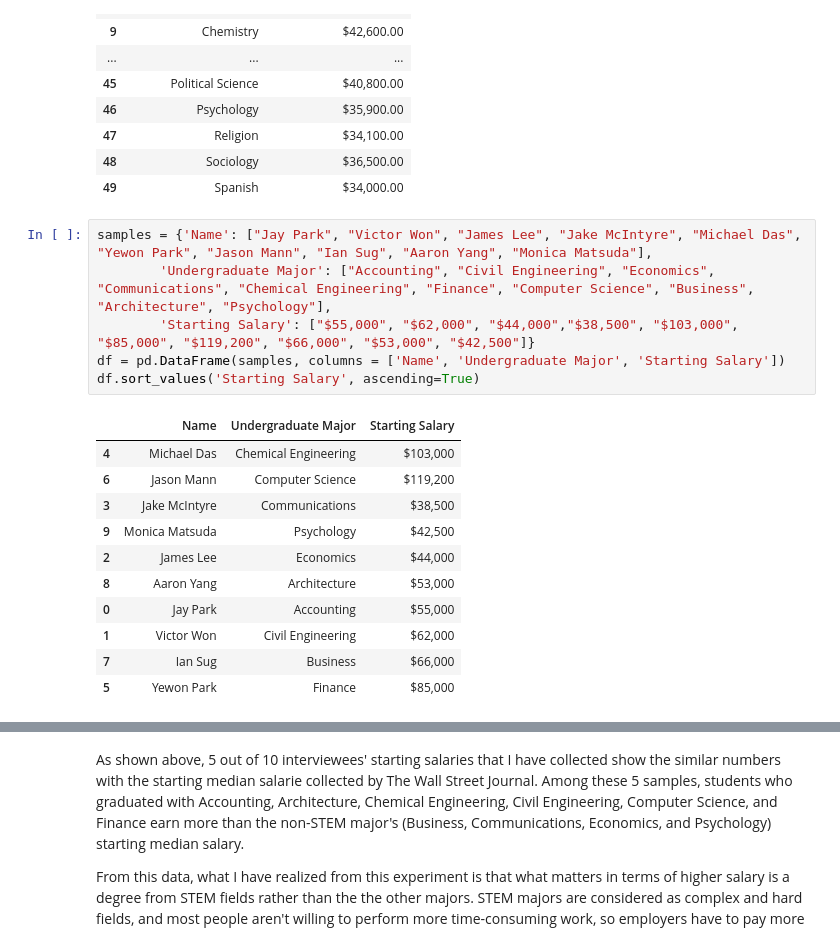
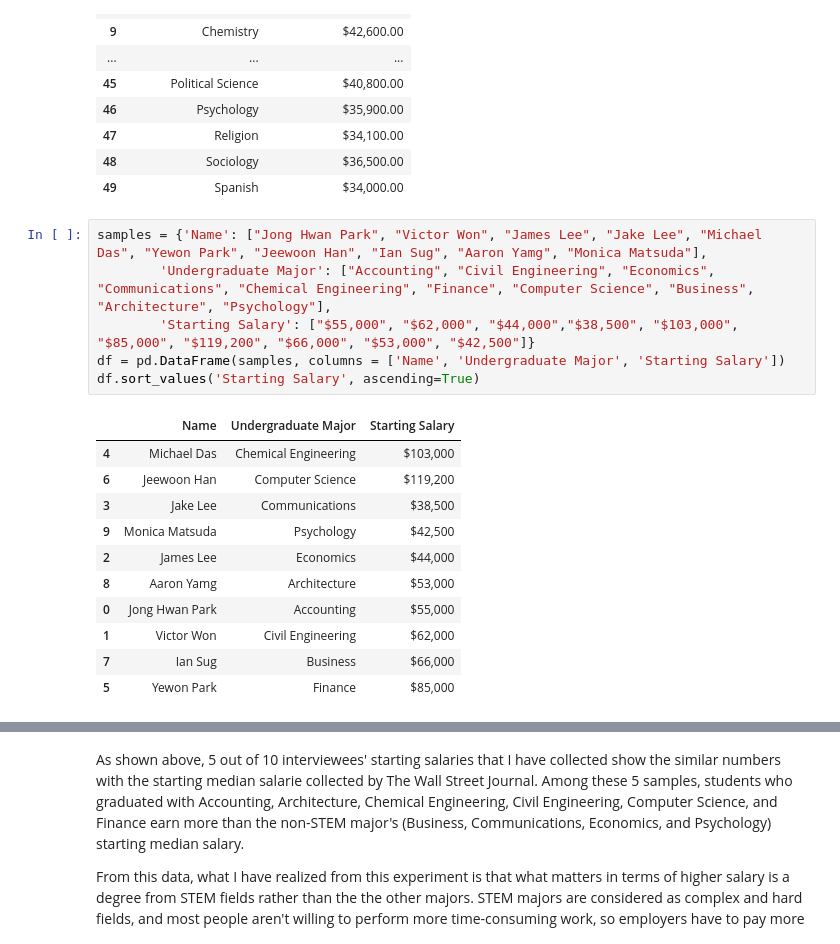
Before and after one commit to wsim3/Emory_QTM385_FA2018, a Jupyter notebook: Pandas_project_revision_AndrewSim.ipynb, the cells around one changed output, grey strips where cells are left out. Saved outputs shown, nothing was run; the diff lists cells and outputs as text.

```diff
--- a/Pandas_project_revision_AndrewSim.ipynb
+++ b/Pandas_project_revision_AndrewSim.ipynb
@@ -60,20 +59,20 @@ data[cols]
 | 48 | Sociology | $36,500.00 |
 | 49 | Spanish | $34,000.00 |
 # %%
-samples = {'Name': ["Jay Park", "Victor Won", "James Lee", "Jake McIntyre", "Michael Das", "Yewon Park", "Jason Mann", "Ian Sug", "Aaron Yang", "Monica Matsuda"],
+samples = {'Name': ["Jong Hwan Park", "Victor Won", "James Lee", "Jake Lee", "Michael Das", "Yewon Park", "Jeewoon Han", "Ian Sug", "Aaron Yamg", "Monica Matsuda"],
         'Undergraduate Major': ["Accounting", "Civil Engineering", "Economics", "Communications", "Chemical Engineering", "Finance", "Computer Science", "Business", "Architecture", "Psychology"],
         'Starting Salary': ["$55,000", "$62,000", "$44,000","$38,500", "$103,000", "$85,000", "$119,200", "$66,000", "$53,000", "$42,500"]}
 df = pd.DataFrame(samples, columns = ['Name', 'Undergraduate Major', 'Starting Salary'])
 df.sort_values('Starting Salary', ascending=True)
 # %% [output]
 |  | Name | Undergraduate Major | Starting Salary |
 | 4 | Michael Das | Chemical Engineering | $103,000 |
-| 6 | Jason Mann | Computer Science | $119,200 |
-| 3 | Jake McIntyre | Communications | $38,500 |
+| 6 | Jeewoon Han | Computer Science | $119,200 |
+| 3 | Jake Lee | Communications | $38,500 |
 | 9 | Monica Matsuda | Psychology | $42,500 |
 | 2 | James Lee | Economics | $44,000 |
-| 8 | Aaron Yang | Architecture | $53,000 |
-| 0 | Jay Park | Accounting | $55,000 |
+| 8 | Aaron Yamg | Architecture | $53,000 |
+| 0 | Jong Hwan Park | Accounting | $55,000 |
 | 1 | Victor Won | Civil Engineering | $62,000 |
 | 7 | Ian Sug | Business | $66,000 |
 | 5 | Yewon Park | Finance | $85,000 |
```
Also changed, not shown: parts of 2 cells of this notebook.
